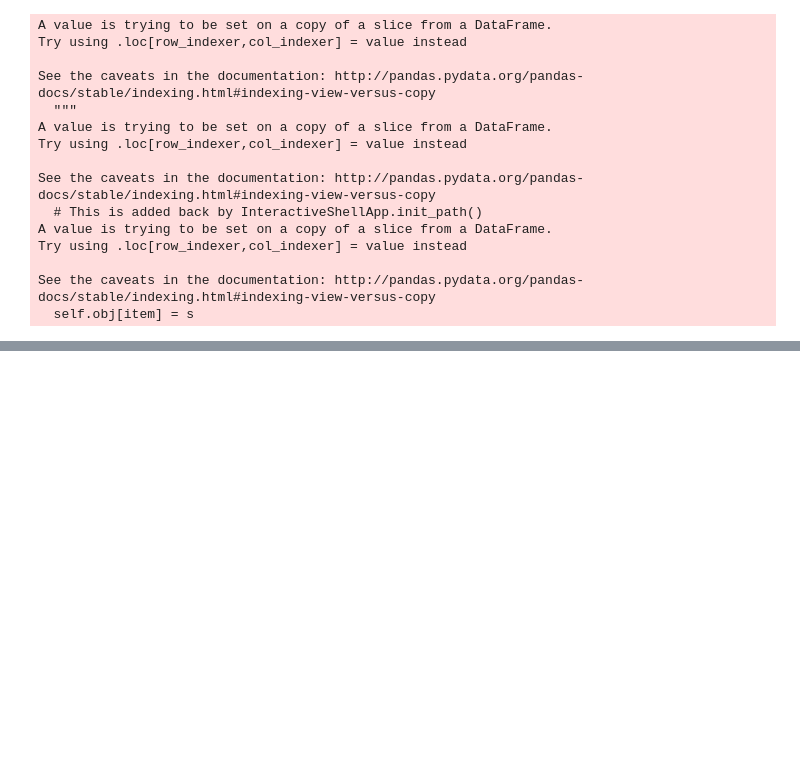
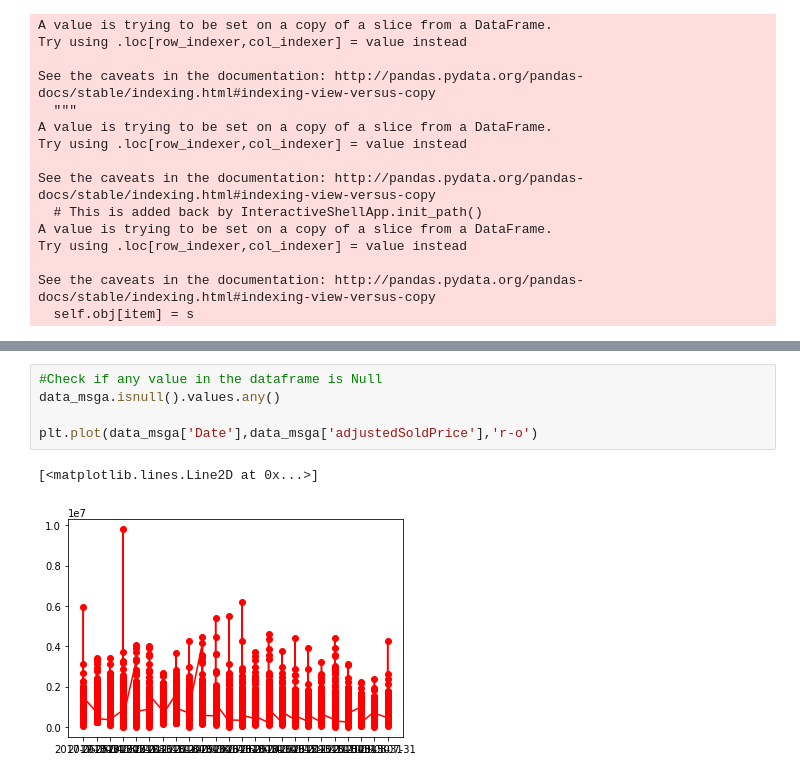
Before and after one commit to khaledalnajjar/SCS3250, a Jupyter notebook: groupprojectLatest.ipynb, the cells around one changed output, grey strips where cells are left out. Drawn from its saved outputs; the diff is of its cells as text; blank space fills up the shorter version.

```diff
--- a/groupprojectLatest.ipynb
+++ b/groupprojectLatest.ipynb
@@ -190,0 +185,8 @@ TypeError: Index(...) must be called with a collection of some kind, 'adjustedSo
+# %%
+#Check if any value in the dataframe is Null
+data_msga.isnull().values.any()
+
+plt.plot(data_msga['Date'],data_msga['adjustedSoldPrice'],'r-o')
+# %% [output]
+[<matplotlib.lines.Line2D at 0x...>]
+[figure, added]
```
Also changed, not shown: parts of 3 cells of this notebook.
